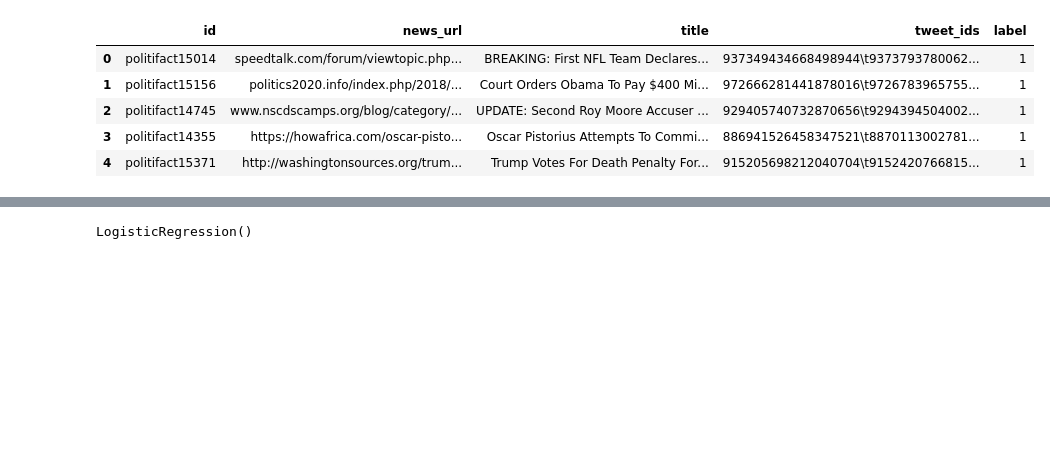
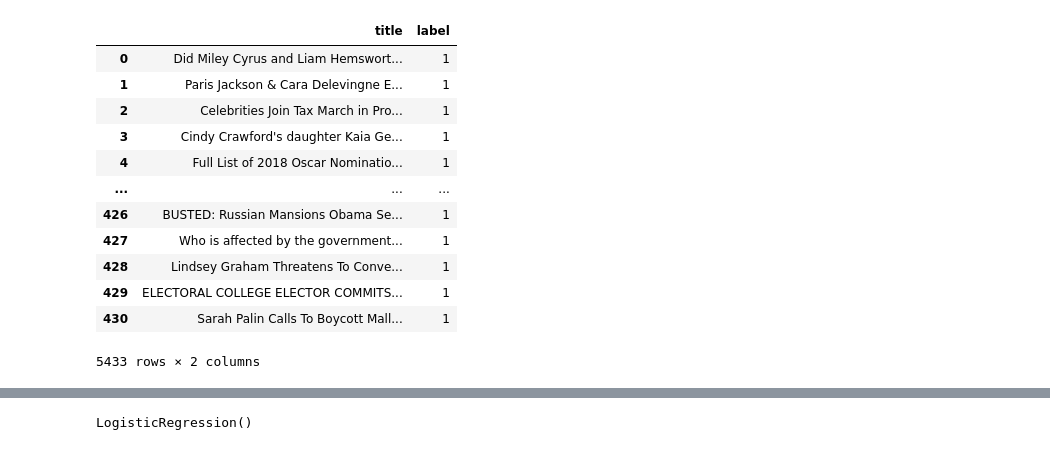
Before and after one commit to man1sh1409/fakeNewsSocialMediaProspective, a Jupyter notebook: fake_news.ipynb, the cells around one changed output, grey strips where cells are left out. Saved outputs shown, nothing was run; the diff lists cells and outputs as text; code cells hidden in the pictures; blank space fills up the shorter version.

```diff
--- a/fake_news.ipynb
+++ b/fake_news.ipynb
@@ -51,0 +54,3 @@ memory usage: 19.6+ KB
+# %%
+df3=pd.read_csv('/content/gossipcop_fake.csv',usecols=['title'])
+df3
@@ -51,0 +71,3 @@ memory usage: 19.6+ KB
+# %%
+df4=pd.read_csv('/content/politifact_fake.csv',usecols=['title'])
+df4
@@ -52,3 +88,8 @@ memory usage: 19.6+ KB
+# %%
+df1=df1.drop(labels=['id','news_url','tweet_ids'],axis=1)
+df2=df2.drop(labels=['id','news_url','tweet_ids'],axis=1)
+df3=df3.drop(labels=['id','news_url','tweet_ids'],axis=1)
+df4=df4.drop(labels=['id','news_url','tweet_ids'],axis=1)
 # %%
 #combine the real and fake datasets
 df_real=pd.concat([df1,df2],axis=0)
@@ -104,16 +149,23 @@ df_real.head()
 # %%
 # similarly for fake news also
 df_fake=df_fake[~ df_fake.title.str.count('\s+').lt(4)]
 # add label column
 df_fake['label']=1
-df_fake.head()
+df_fake
 # %% [output]
-|  | id | news_url | title | tweet_ids | label |
-| 0 | politifact15014 | speedtalk.com/forum/viewtopic.php... | BREAKING: First NFL Team Declares... | 937349434668498944\t9373793780062... | 1 |
-| 1 | politifact15156 | politics2020.info/index.php/2018/... | Court Orders Obama To Pay $400 Mi... | 972666281441878016\t9726783965755... | 1 |
-| 2 | politifact14745 | www.nscdscamps.org/blog/category/... | UPDATE: Second Roy Moore Accuser ... | 929405740732870656\t9294394504002... | 1 |
-| 3 | politifact14355 | https://howafrica.com/oscar-pisto... | Oscar Pistorius Attempts To Commi... | 886941526458347521\t8870113002781... | 1 |
-| 4 | politifact15371 | http://washingtonsources.org/trum... | Trump Votes For Death Penalty For... | 915205698212040704\t9152420766815... | 1 |
+|  | title | label |
+| 0 | Did Miley Cyrus and Liam Hemswort... | 1 |
+| 1 | Paris Jackson & Cara Delevingne E... | 1 |
+| 2 | Celebrities Join Tax March in Pro... | 1 |
+| 3 | Cindy Crawford's daughter Kaia Ge... | 1 |
+| 4 | Full List of 2018 Oscar Nominatio... | 1 |
+| ... | ... | ... |
+| 426 | BUSTED: Russian Mansions Obama Se... | 1 |
+| 427 | Who is affected by the government... | 1 |
+| 428 | Lindsey Graham Threatens To Conve... | 1 |
+| 429 | ELECTORAL COLLEGE ELECTOR COMMITS... | 1 |
+| 430 | Sarah Palin Calls To Boycott Mall... | 1 |
+5433 rows × 2 columns
 # %%
 # make a dataset as a whole so that we can train our model
 df=pd.concat([df_real,df_fake])
```
Also changed, not shown: parts of 23 cells of this notebook.
